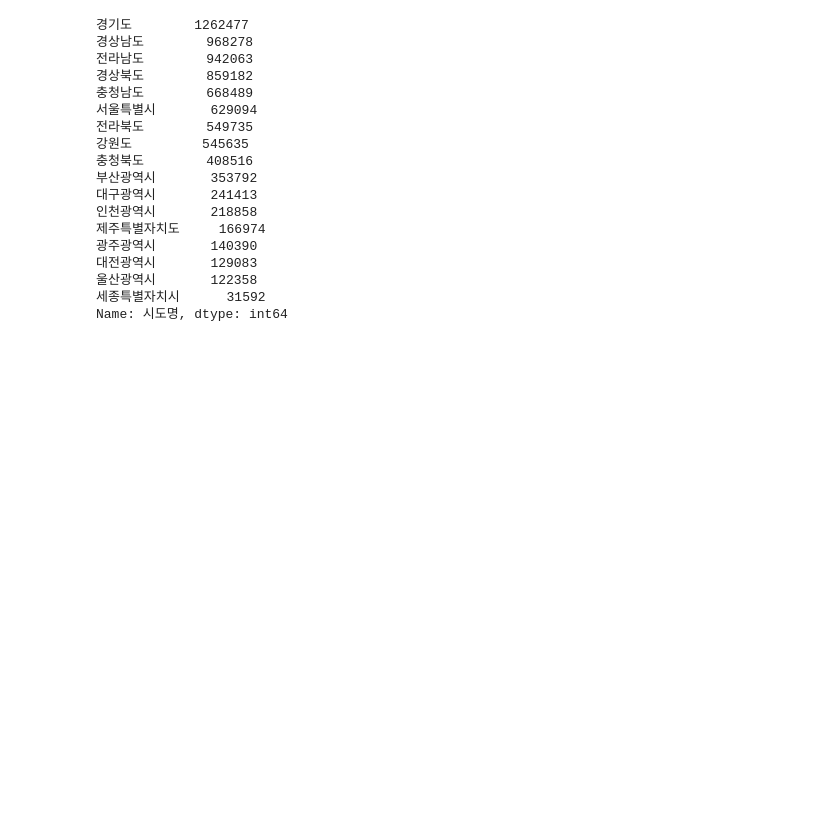
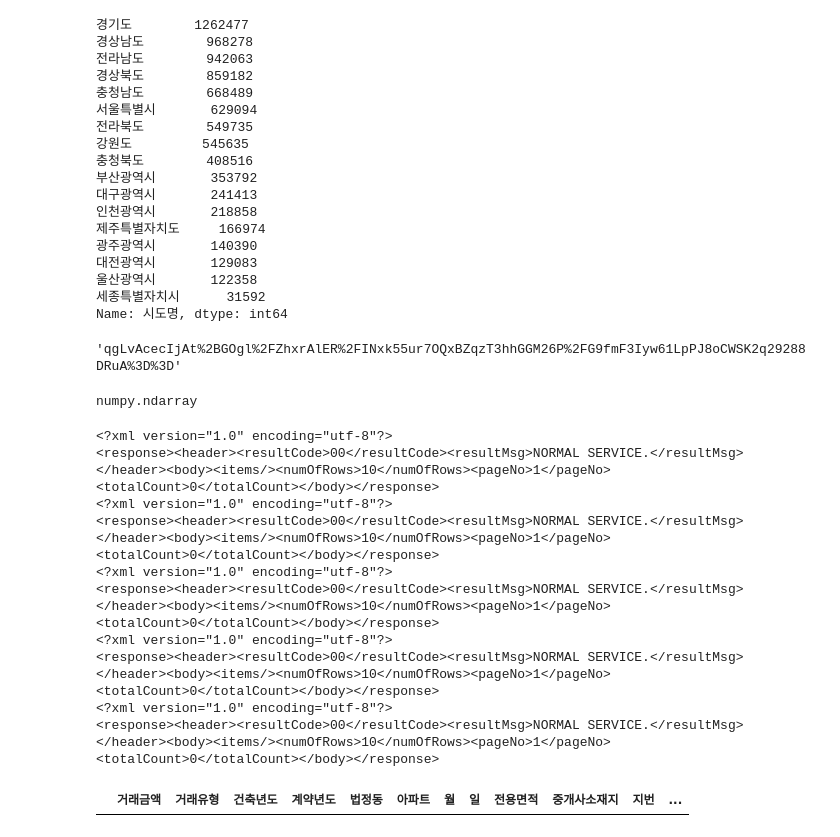
Before and after one commit to blackbutterfly0852/property_python, a Jupyter notebook: 230111 내집마련파이썬_2_1_공공데이터.ipynb, the cells around one changed output. Cells and saved outputs as stored; diff of their text form; code cells hidden in the pictures; blank space fills up the shorter version.

```diff
--- a/230111 내집마련파이썬_2_1_공공데이터.ipynb
+++ b/230111 내집마련파이썬_2_1_공공데이터.ipynb
@@ -163,0 +224,9 @@ def df_for_data(rows, tx_columns):
+# %%
+# 실거래 : https://www.data.go.kr/data/15058747/openapi.do
+ACTUAL_TX_URL = "http://openapi.molit.go.kr:8081/OpenAPI_ToolInstallPackage/service/rest/RTMSOBJSvc/getRTMSDataSvcAptTrade?"
+# %%
+sk = open('/Users/blackbutterfly0852/Desktop/workspace/PROPERTY/ServiceKey.txt')
+KEY = sk.readlines()[0]
+KEY
+# %% [output]
+'qgLvAcecIjAt%2BGOgl%2FZhxrAlER%2FINxk55ur7OQxBZqzT3hhGGM26P%2FG9fmF3Iyw61LpPJ8oCWSK2q29288DRuA%3D%3D'
@@ -163,0 +237,22 @@ def df_for_data(rows, tx_columns):
+# %%
+csv_seoul = csv[csv['시도명'] =='서울특별시']
+csv_seoul = csv_seoul[['법정동코드', '시도명','시군구명','법정읍면동명']]
+csv_seoul['법정동코드'] = csv_seoul['법정동코드'].apply(lambda x : str(x)[0:5])
+codes = csv_seoul['법정동코드'].unique()
+type(codes)
+# %% [output]
+numpy.ndarray
+# %%
+make_tx_df(ACTUAL_TX_URL, KEY, codes, type="actual_tx")
+# %% [output]
+<?xml version="1.0" encoding="utf-8"?>
+<response><header><resultCode>00</resultCode><resultMsg>NORMAL SERVICE.</resultMsg></header><body><items/><numOfRows>10</numOfRows><pageNo>1</pageNo><totalCount>0</totalCount></body></response>
+<?xml version="1.0" encoding="utf-8"?>
+<response><header><resultCode>00</resultCode><resultMsg>NORMAL SERVICE.</resultMsg></header><body><items/><numOfRows>10</numOfRows><pageNo>1</pageNo><totalCount>0</totalCount></body></response>
+<?xml version="1.0" encoding="utf-8"?>
+<response><header><resultCode>00</resultCode><resultMsg>NORMAL SERVICE.</resultMsg></header><body><items/><numOfRows>10</numOfRows><pageNo>1</pageNo><totalCount>0</totalCount></body></response>
+<?xml version="1.0" encoding="utf-8"?>
+<response><header><resultCode>00</resultCode><resultMsg>NORMAL SERVICE.</resultMsg></header><body><items/><numOfRows>10</numOfRows><pageNo>1</pageNo><totalCount>0</totalCount></body></response>
+<?xml version="1.0" encoding="utf-8"?>
+<response><header><resultCode>00</resultCode><resultMsg>NORMAL SERVICE.</resultMsg></header><body><items/><numOfRows>10</numOfRows><pageNo>1</pageNo><totalCount>0</totalCount></body></response>
+|  | 거래금액 | 거래유형 | 건축년도 | 계약년도 | 법정동 | 아파트 | 월 | 일 | 전용면적 | 중개사소재지 | 지번 | ... |
```
Also changed, not shown: parts of 12 cells of this notebook.
